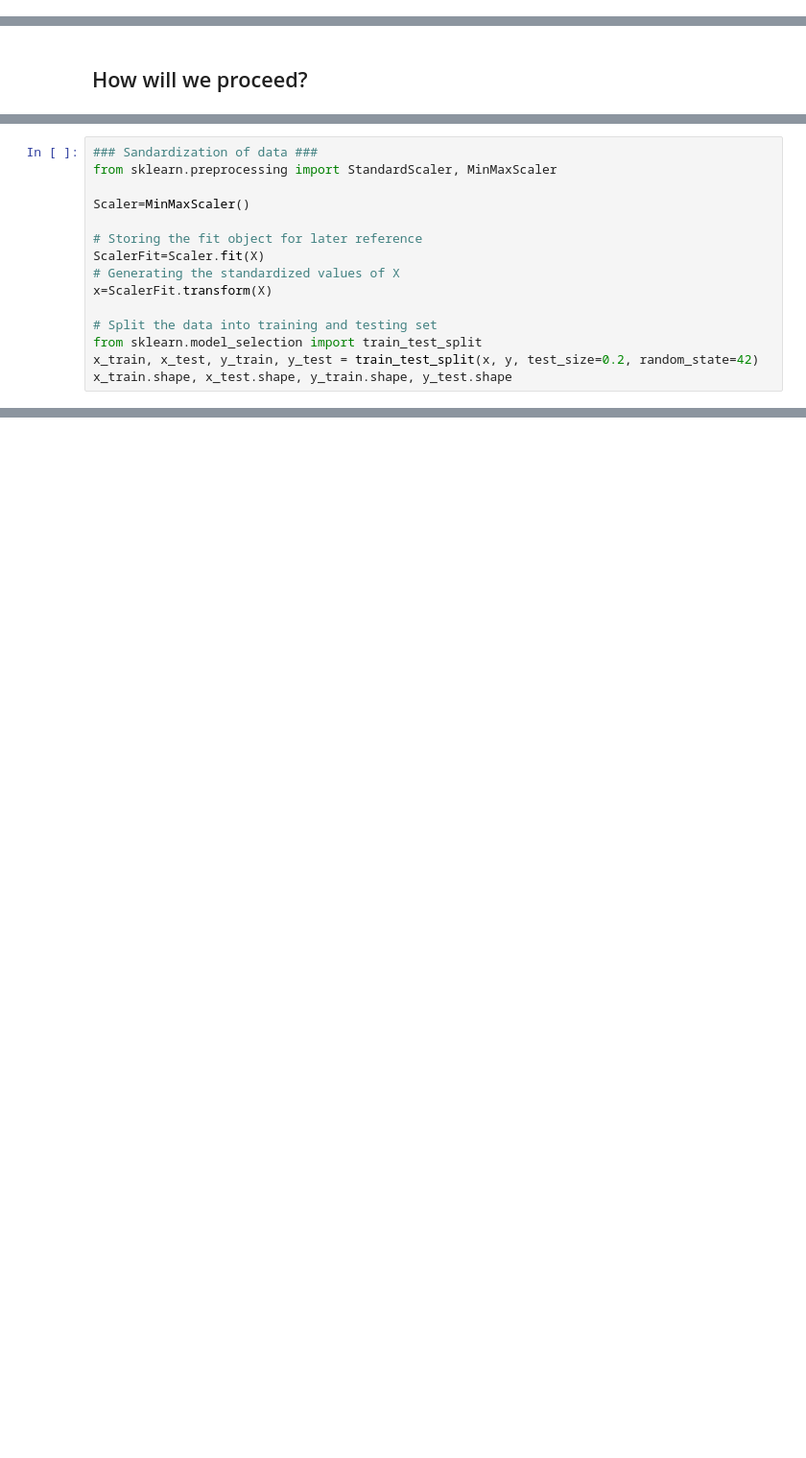
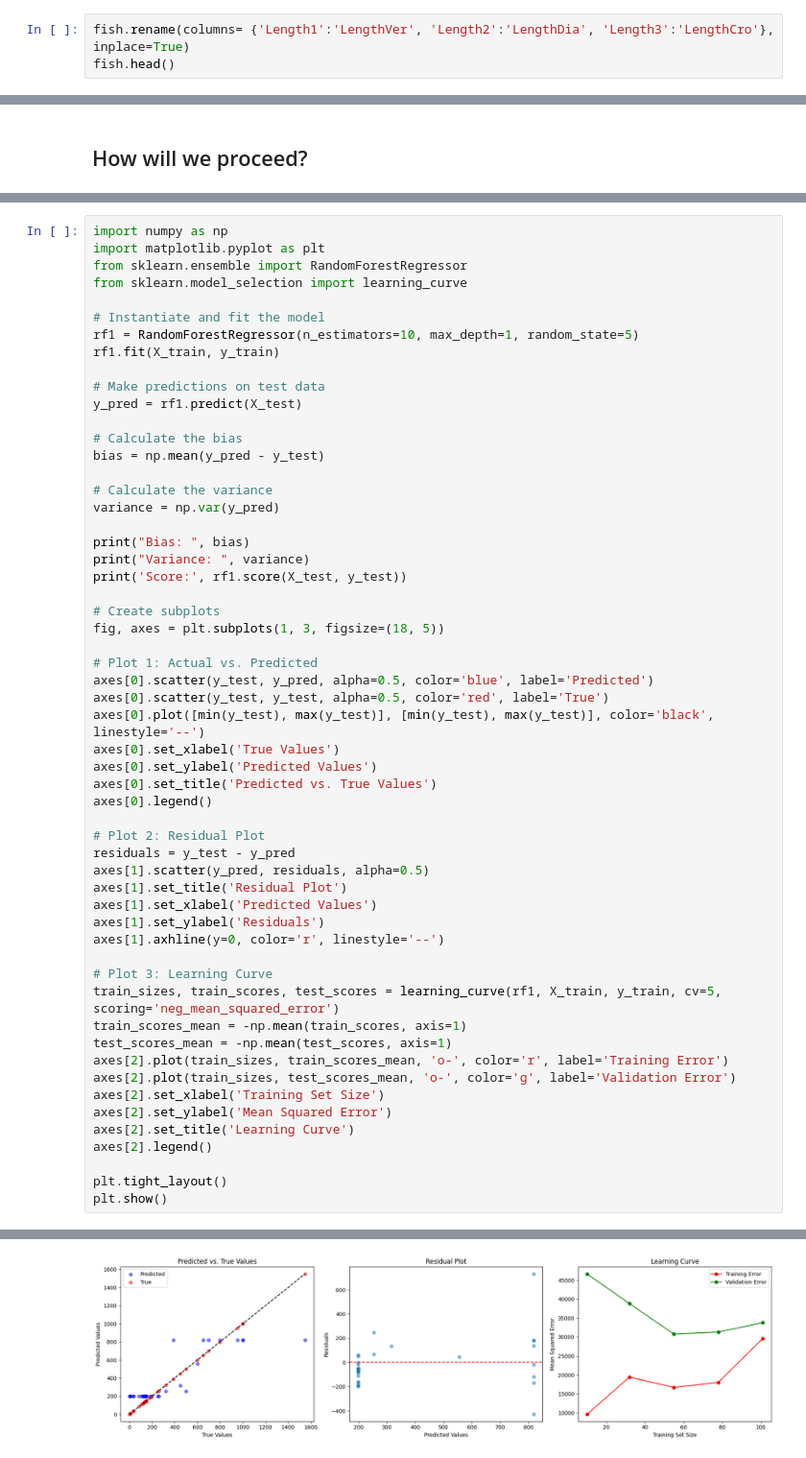
Before and after one commit to whalit/SFML-Project, a Jupyter notebook: Project.ipynb, the cells around one changed output, grey strips where cells are left out. Shown: that part at 96% size. Drawn from its saved outputs; the diff is of its cells as text; blank space fills up the shorter version.

```diff
--- a/Project.ipynb
+++ b/Project.ipynb
@@ -181,0 +213,3 @@ It often happens when the model is too constrained or when there is insufficient
+# %%
+fish.rename(columns= {'Length1':'LengthVer', 'Length2':'LengthDia', 'Length3':'LengthCro'}, inplace=True)
+fish.head()
@@ -232,15 +260,0 @@ From looking at the data, we can see that the features have significantly differ
-# %%
-### Sandardization of data ###
-from sklearn.preprocessing import StandardScaler, MinMaxScaler
-
-Scaler=MinMaxScaler()
-
-# Storing the fit object for later reference
-ScalerFit=Scaler.fit(X)
-# Generating the standardized values of X
-x=ScalerFit.transform(X)
-
-# Split the data into training and testing set
-from sklearn.model_selection import train_test_split
-x_train, x_test, y_train, y_test = train_test_split(x, y, test_size=0.2, random_state=42)
-x_train.shape, x_test.shape, y_train.shape, y_test.shape
@@ -376,0 +289,57 @@ Bias: 4.898007810374388e+16
+# %%
+import numpy as np
+import matplotlib.pyplot as plt
+from sklearn.ensemble import RandomForestRegressor
+from sklearn.model_selection import learning_curve
+
+# Instantiate and fit the model
+rf1 = RandomForestRegressor(n_estimators=10, max_depth=1, random_state=5)
+rf1.fit(X_train, y_train)
+
+# Make predictions on test data
+y_pred = rf1.predict(X_test)
+
+# Calculate the bias
+bias = np.mean(y_pred - y_test)
+
+# Calculate the variance
+variance = np.var(y_pred)
+
+print("Bias: ", bias)
+print("Variance: ", variance)
+print('Score:', rf1.score(X_test, y_test))
+
+# Create subplots
+fig, axes = plt.subplots(1, 3, figsize=(18, 5))
+
+# Plot 1: Actual vs. Predicted
+axes[0].scatter(y_test, y_pred, alpha=0.5, color='blue', label='Predicted')
+axes[0].scatter(y_test, y_test, alpha=0.5, color='red', label='True')
+axes[0].plot([min(y_test), max(y_test)], [min(y_test), max(y_test)], color='black', linestyle='--')
+axes[0].set_xlabel('True Values')
+axes[0].set_ylabel('Predicted Values')
+axes[0].set_title('Predicted vs. True Values')
+axes[0].legend()
+
+# Plot 2: Residual Plot
+residuals = y_test - y_pred
+axes[1].scatter(y_pred, residuals, alpha=0.5)
+axes[1].set_title('Residual Plot')
+axes[1].set_xlabel('Predicted Values')
+axes[1].set_ylabel('Residuals')
+axes[1].axhline(y=0, color='r', linestyle='--')
+
+# Plot 3: Learning Curve
+train_sizes, train_scores, test_scores = learning_curve(rf1, X_train, y_train, cv=5, scoring='neg_mean_squared_error')
+train_scores_mean = -np.mean(train_scores, axis=1)
+test_scores_mean = -np.mean(test_scores, axis=1)
+axes[2].plot(train_sizes, train_scores_mean, 'o-', color='r', label='Training Error')
+axes[2].plot(train_sizes, test_scores_mean, 'o-', color='g', label='Validation Error')
+axes[2].set_xlabel('Training Set Size')
+axes[2].set_ylabel('Mean Squared Error')
+axes[2].set_title('Learning Curve')
+axes[2].legend()
+
+plt.tight_layout()
+plt.show()
+# %% [output]
@@ -376,0 +349 @@ Bias: 4.898007810374388e+16
+[figure, added]
```
Also changed, not shown: parts of 65 cells of this notebook, 3 other files.
